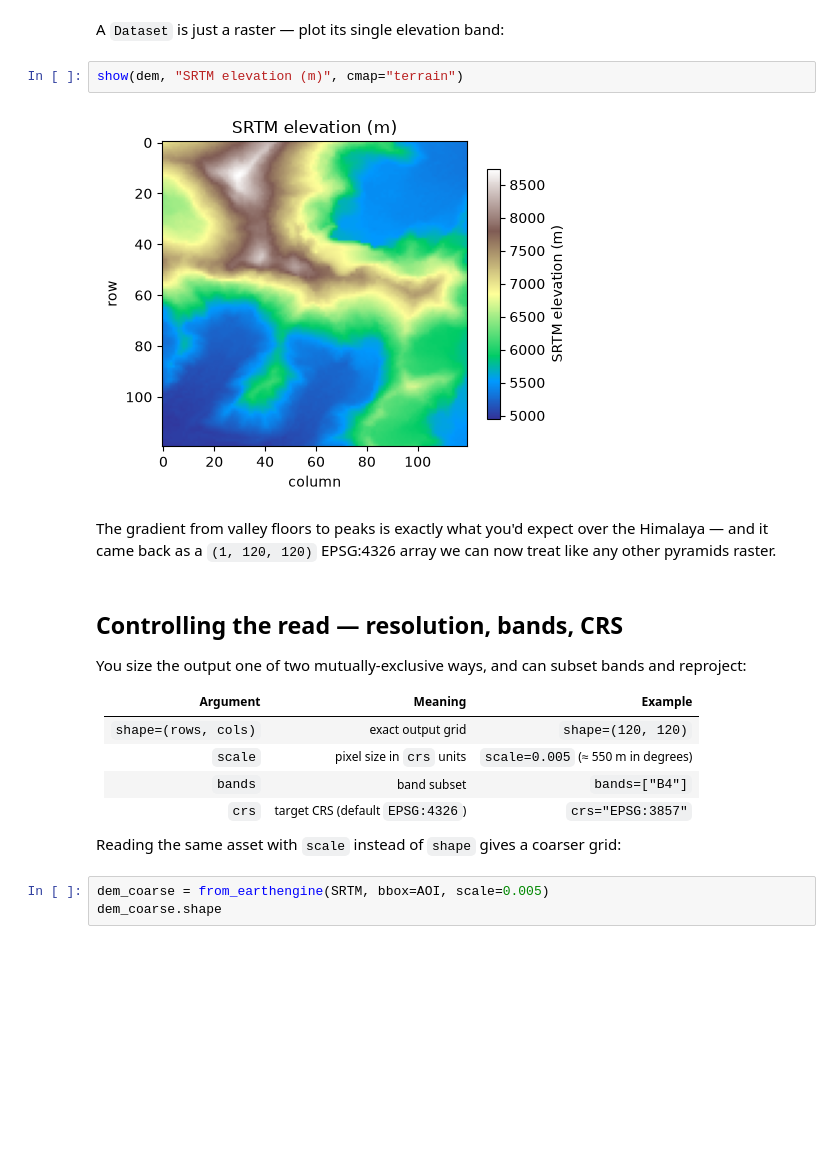
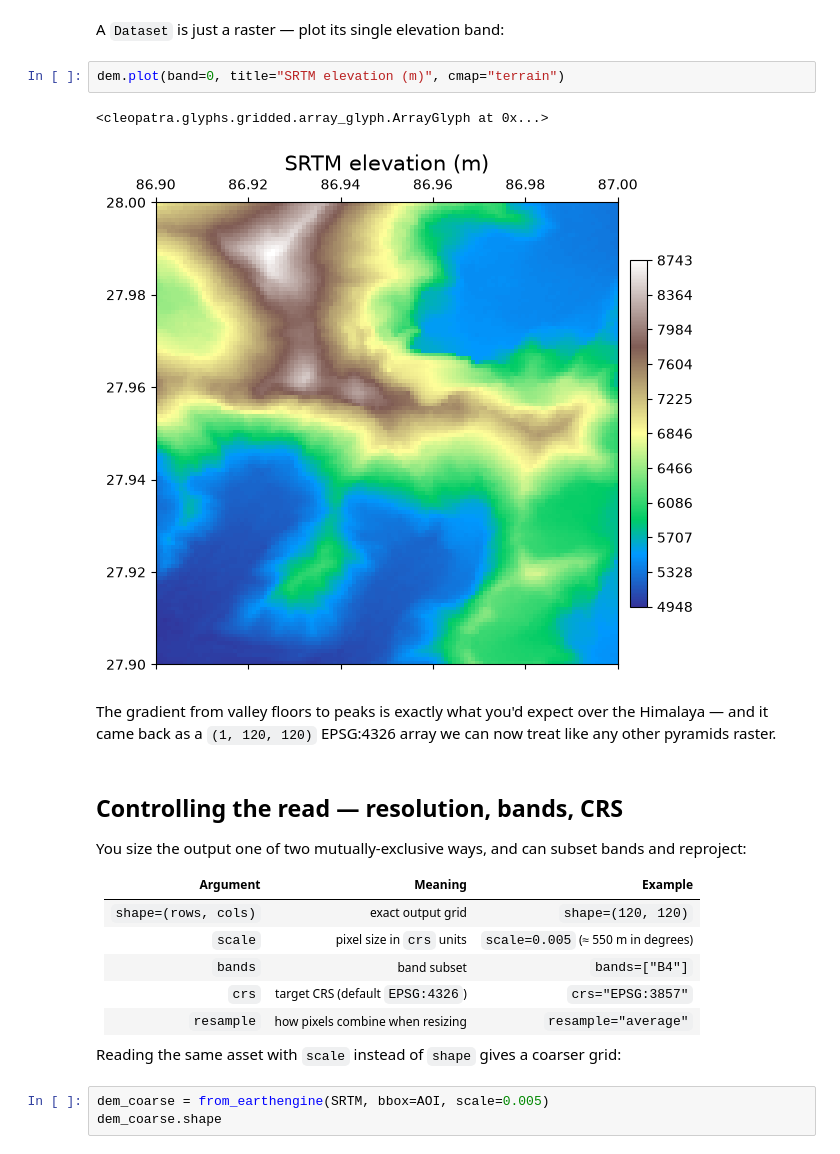
Before and after one commit to serapeum-org/pyramids-eo, a Jupyter notebook: docs/examples/earth_engine_reader.ipynb, the cells around one changed output. Cells and saved outputs as stored; diff of their text form; blank space fills up the shorter version.

```diff
--- a/docs/examples/earth_engine_reader.ipynb
+++ b/docs/examples/earth_engine_reader.ipynb
@@ -103,9 +74,10 @@ dem.shape, dem.epsg
 # %% [markdown]
 A `Dataset` is just a raster — plot its single elevation band:
 # %%
-show(dem, "SRTM elevation (m)", cmap="terrain")
+dem.plot(band=0, title="SRTM elevation (m)", cmap="terrain")
 # %% [output]
+<cleopatra.glyphs.gridded.array_glyph.ArrayGlyph at 0x...>
-[figure, old version]
+[figure, new version]
 # %% [markdown]
 The gradient from valley floors to peaks is exactly what you'd expect over the Himalaya — and it came back as a `(1, 120, 120)` EPSG:4326 array we can now treat like any other pyramids raster.
 # %% [markdown]
@@ -119,6 +91,7 @@ You size the output one of two mutually-exclusive ways, and can subset bands and
 | `scale` | pixel size in `crs` units | `scale=0.005` (≈ 550 m in degrees) |
 | `bands` | band subset | `bands=["B4"]` |
 | `crs` | target CRS (default `EPSG:4326`) | `crs="EPSG:3857"` |
+| `resample` | how pixels combine when resizing | `resample="average"` |
 
 Reading the same asset with `scale` instead of `shape` gives a coarser grid:
 # %%
```
Also changed, not shown: parts of 9 cells of this notebook.
